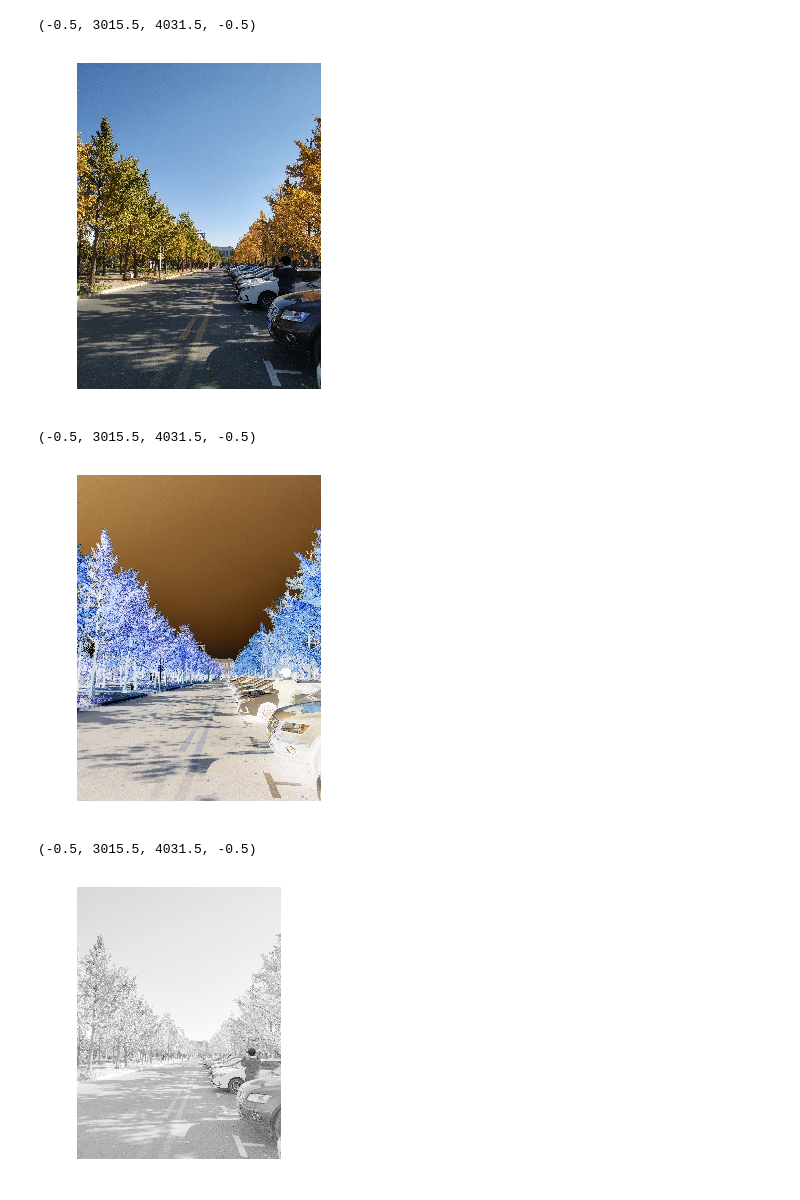
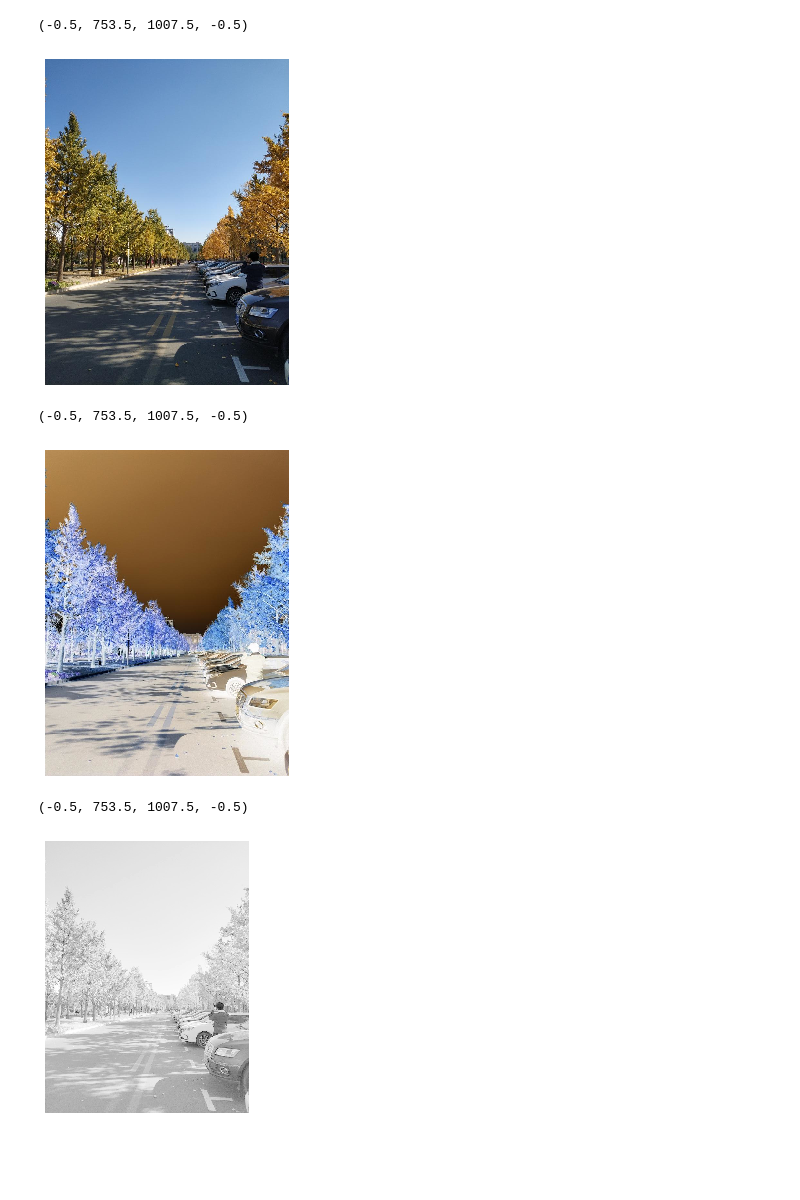
Before and after one commit to CarmChao/ImagePractise, a Jupyter notebook: jupyter_code/image_algorithm.ipynb, the cells around one changed output. Cells and saved outputs as stored; diff of their text form; code cells hidden in the pictures; blank space fills up the shorter version.

```diff
--- a/jupyter_code/image_algorithm.ipynb
+++ b/jupyter_code/image_algorithm.ipynb
@@ -1,25 +1,25 @@
 # %%
 %matplotlib inline
 import imageio
 import matplotlib.pyplot as plt
 import warnings
 import matplotlib.cbook
 warnings.filterwarnings("ignore", category=matplotlib.cbook.mplDeprecation)
-pic = imageio.imread('../Image/tree.jpg')
+pic = imageio.imread('../Image/tree_small.jpg')
 plt.figure(figsize = (6,6))
 plt.imshow(pic)
 plt.axis('off')
 # %% [output]
-(-0.5, 3015.5, 4031.5, -0.5)
+(-0.5, 753.5, 1007.5, -0.5)
-[figure, old version]
+[figure, new version]
 # %%
 negative = 255 - pic
 plt.figure(figsize=(6,6))
 plt.imshow(negative)
 plt.axis('off')
 # %% [output]
-(-0.5, 3015.5, 4031.5, -0.5)
+(-0.5, 753.5, 1007.5, -0.5)
-[figure, old version]
+[figure, new version]
 # %%
 import numpy as np
 gray = lambda rgb : np.dot(rgb[... , :3], [0.299, 0.587, 0.114])
@@ -31,8 +31,8 @@ plt.figure(figsize = (5,5))
 plt.imshow(log_transform(), cmap = plt.get_cmap(name = 'gray'))
 plt.axis('off')
 # %% [output]
-(-0.5, 3015.5, 4031.5, -0.5)
+(-0.5, 753.5, 1007.5, -0.5)
-[figure, old version]
+[figure, new version]
 # %%
 gamma = 0.9
 gamma_correction = ((pic/255)**(1/gamma))
```
Also changed, not shown: parts of 6 cells of this notebook, 2 other files.
